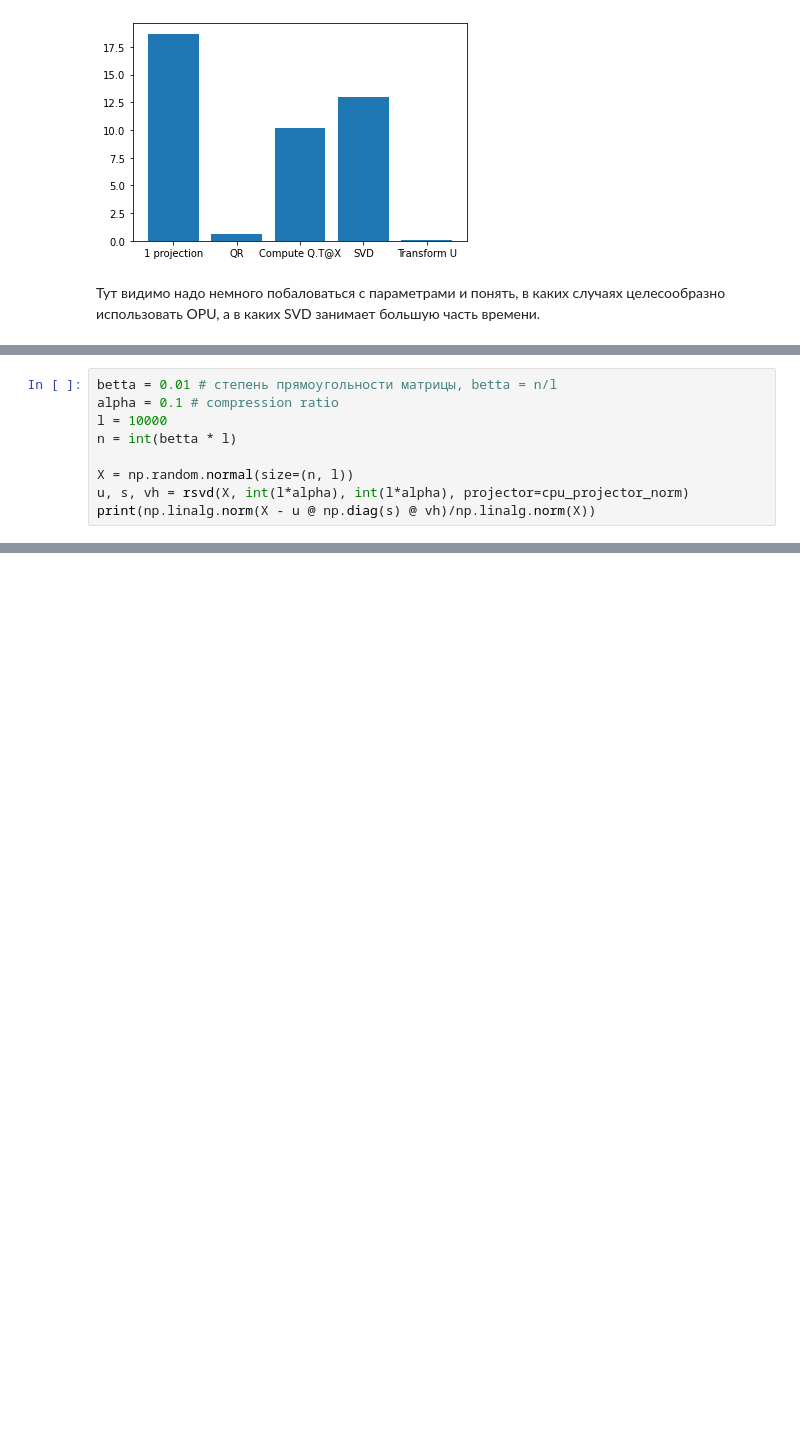
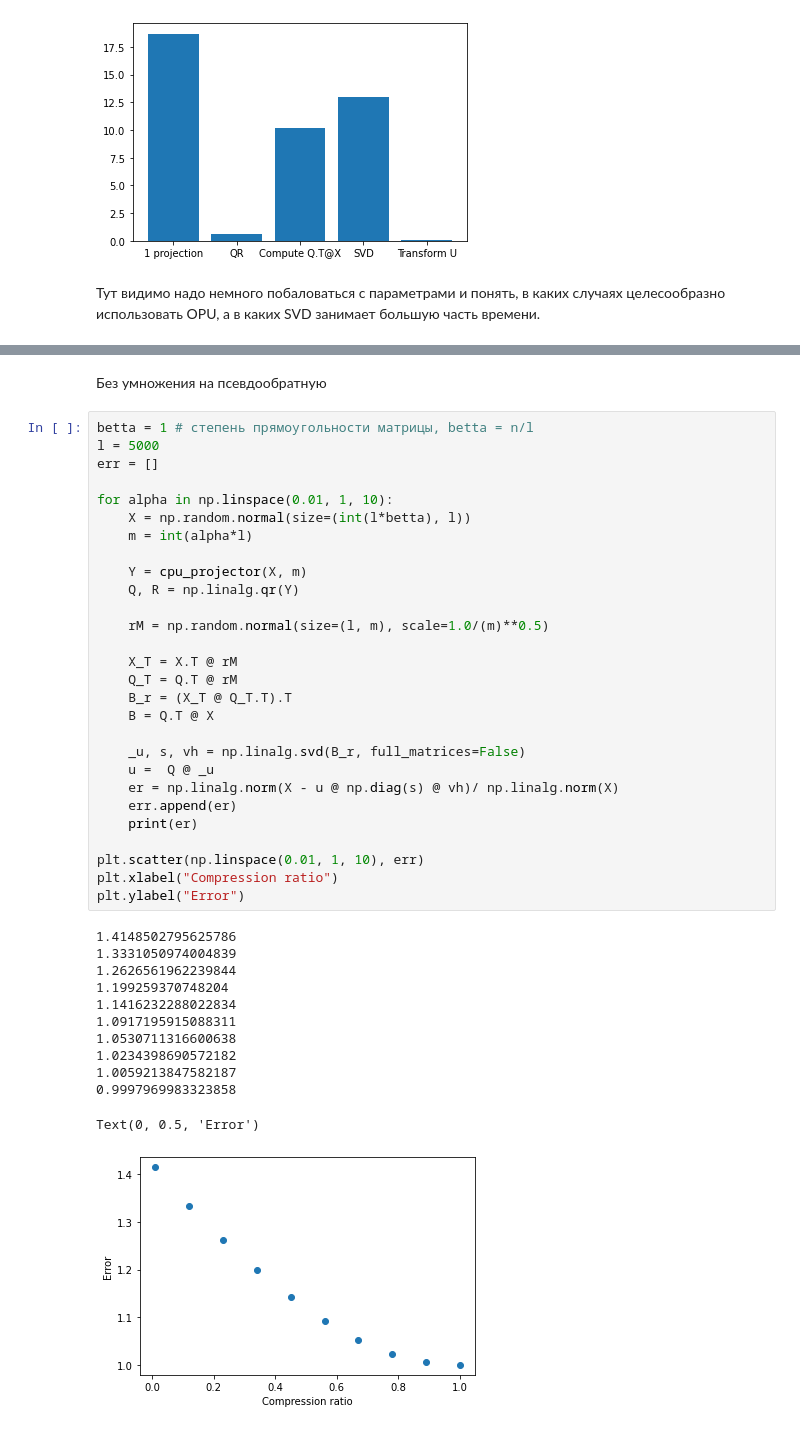
Before and after one commit to SvMixa/Random, a Jupyter notebook: RSVD.ipynb, the cells around one changed output, grey strips where cells are left out. Saved outputs shown, nothing was run; the diff lists cells and outputs as text; blank space fills up the shorter version.

```diff
--- a/RSVD.ipynb
+++ b/RSVD.ipynb
@@ -373,9 +356,0 @@ print(np.linalg.norm(B_r - B)/ np.linalg.norm(B))
-# %%
-betta = 0.01 # степень прямоугольности матрицы, betta = n/l
-alpha = 0.1 # compression ratio
-l = 10000
-n = int(betta * l)
-
-X = np.random.normal(size=(n, l))
-u, s, vh = rsvd(X, int(l*alpha), int(l*alpha), projector=cpu_projector_norm)
-print(np.linalg.norm(X - u @ np.diag(s) @ vh)/np.linalg.norm(X))
@@ -398,0 +364,43 @@ print(er)
+# %% [markdown]
+Без умножения на псевдообратную
+# %%
+betta = 1 # степень прямоугольности матрицы, betta = n/l
+l = 5000
+err = []
+
+for alpha in np.linspace(0.01, 1, 10):
+    X = np.random.normal(size=(int(l*betta), l))
+    m = int(alpha*l)
+
+    Y = cpu_projector(X, m)
+    Q, R = np.linalg.qr(Y)
+
+    rM = np.random.normal(size=(l, m), scale=1.0/(m)**0.5)
+
+    X_T = X.T @ rM
+    Q_T = Q.T @ rM
+    B_r = (X_T @ Q_T.T).T
+    B = Q.T @ X
+
+    _u, s, vh = np.linalg.svd(B_r, full_matrices=False)
+    u =  Q @ _u
+    er = np.linalg.norm(X - u @ np.diag(s) @ vh)/ np.linalg.norm(X)
+    err.append(er)
+    print(er)
+
+plt.scatter(np.linspace(0.01, 1, 10), err)
+plt.xlabel("Compression ratio")
+plt.ylabel("Error")
+# %% [output]
+1.4148502795625786
+1.3331050974004839
+1.2626561962239844
+1.199259370748204
+1.1416232288022834
+1.0917195915088311
+1.0530711316600638
+1.0234398690572182
+1.0059213847582187
+0.9997969983323858
+Text(0, 0.5, 'Error')
+[figure, added]
```
Also changed, not shown: parts of 9 cells of this notebook.
